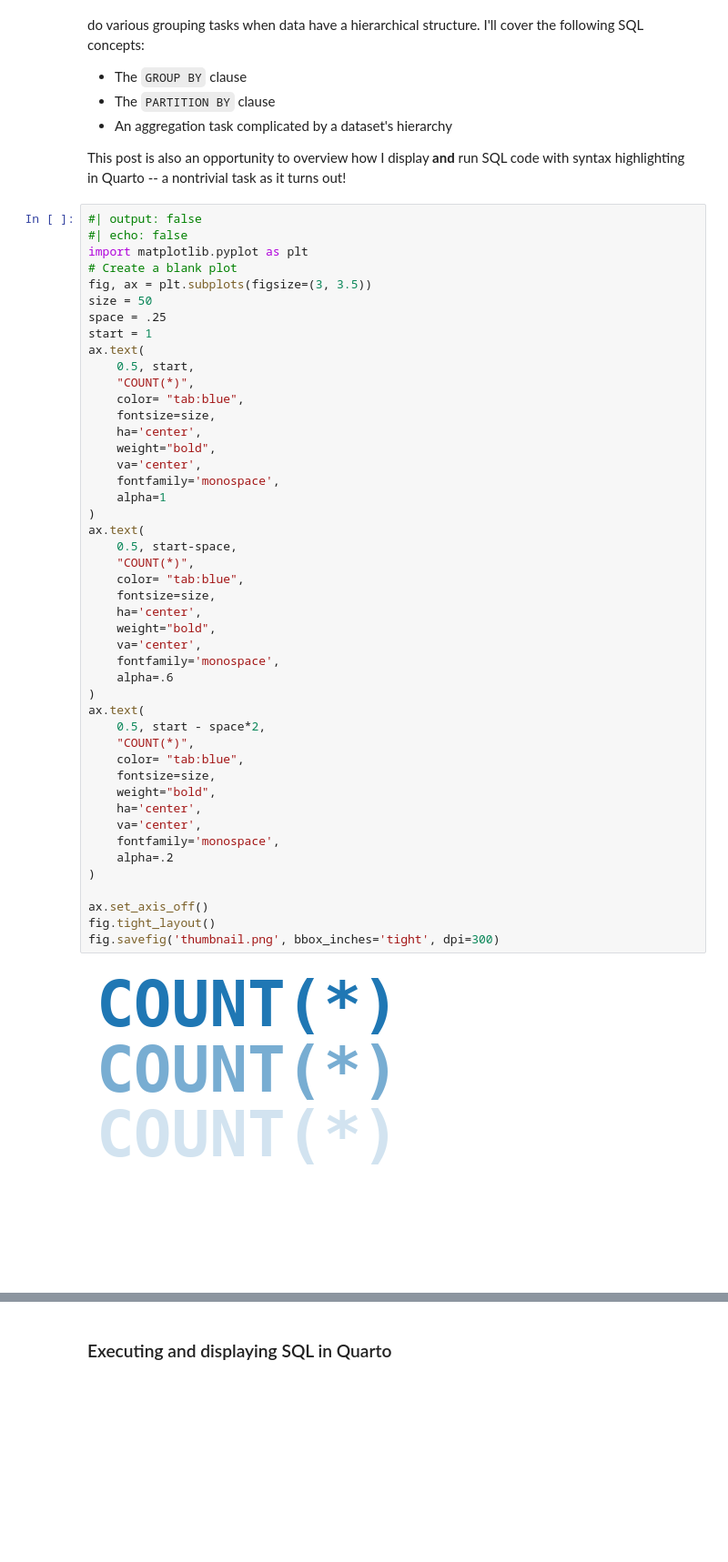
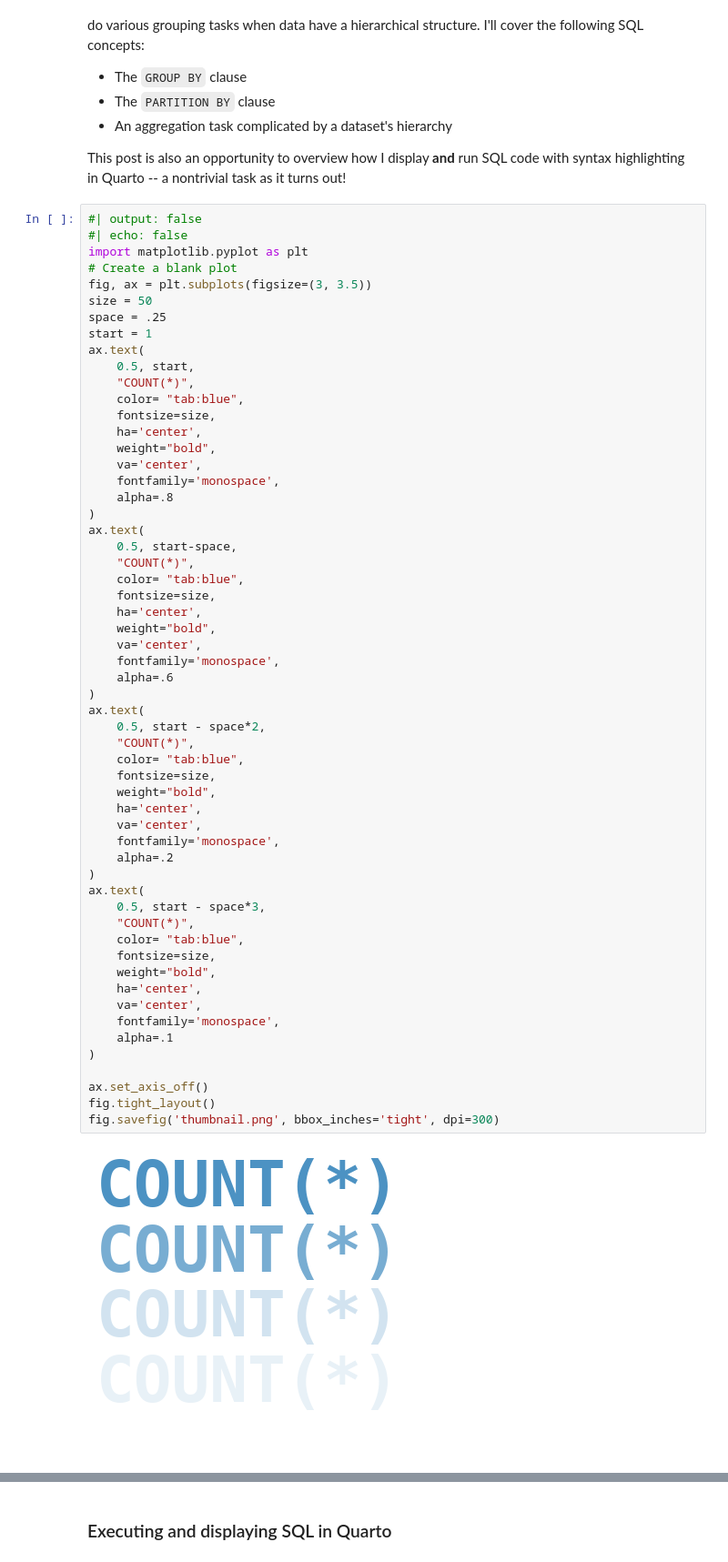
Before and after one commit to peter-amerkhanian/peter-amerkhanian.github.io, a Jupyter notebook: posts/sql-count-cases/index.ipynb, the cells around one changed output, grey strips where cells are left out. Shown at 91% size. Cells and saved outputs as stored; diff of their text form; blank space fills up the shorter version.

```diff
--- a/posts/sql-count-cases/index.ipynb
+++ b/posts/sql-count-cases/index.ipynb
@@ -48,34 +48,45 @@ ax.text(
     weight="bold",
     va='center',
     fontfamily='monospace',
-    alpha=1
+    alpha=.8
 )
 ax.text(
     0.5, start-space,
     "COUNT(*)",
     color= "tab:blue",
     fontsize=size,
     ha='center',
     weight="bold",
     va='center',
     fontfamily='monospace',
     alpha=.6
 )
 ax.text(
     0.5, start - space*2,
     "COUNT(*)",
     color= "tab:blue",
     fontsize=size,
     weight="bold",
     ha='center',
     va='center',
     fontfamily='monospace',
     alpha=.2
 )
+ax.text(
+    0.5, start - space*3,
+    "COUNT(*)",
+    color= "tab:blue",
+    fontsize=size,
+    weight="bold",
+    ha='center',
+    va='center',
+    fontfamily='monospace',
+    alpha=.1
+)
 
 ax.set_axis_off()
 fig.tight_layout()
 fig.savefig('thumbnail.png', bbox_inches='tight', dpi=300)
 # %% [output]
-[figure, old version]
+[figure, new version]
 # %% [markdown]
```
Also changed, not shown: parts of 48 cells of this notebook.
